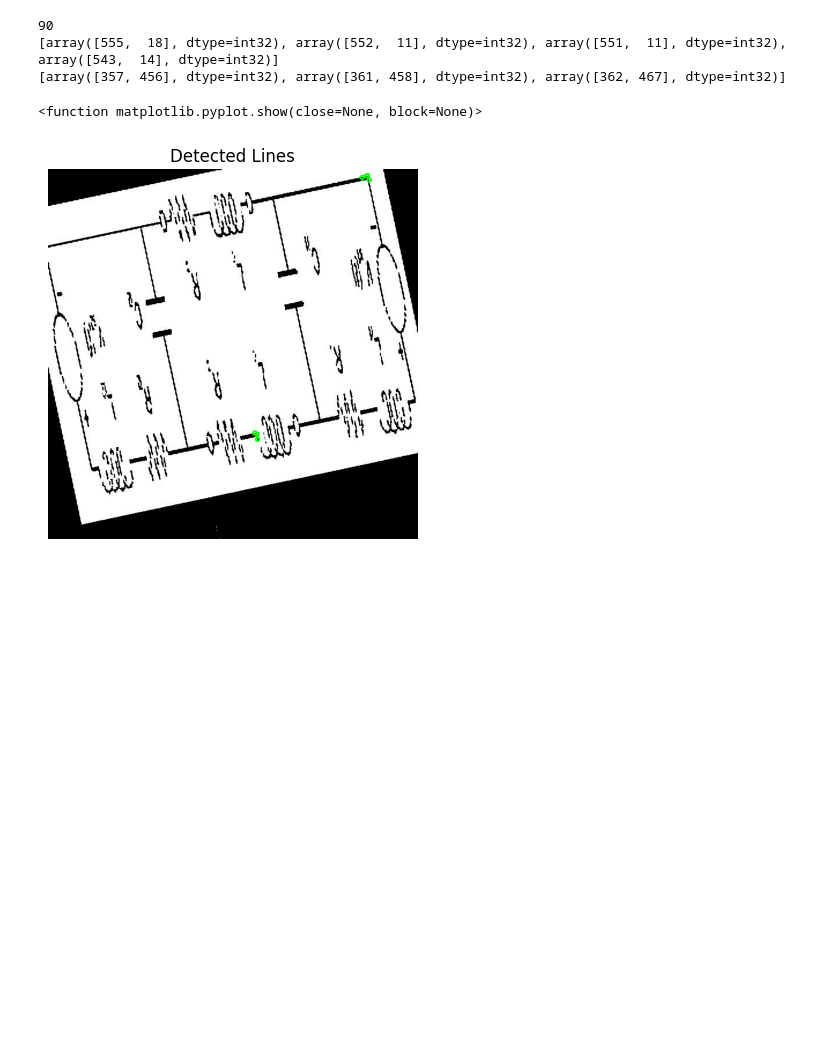
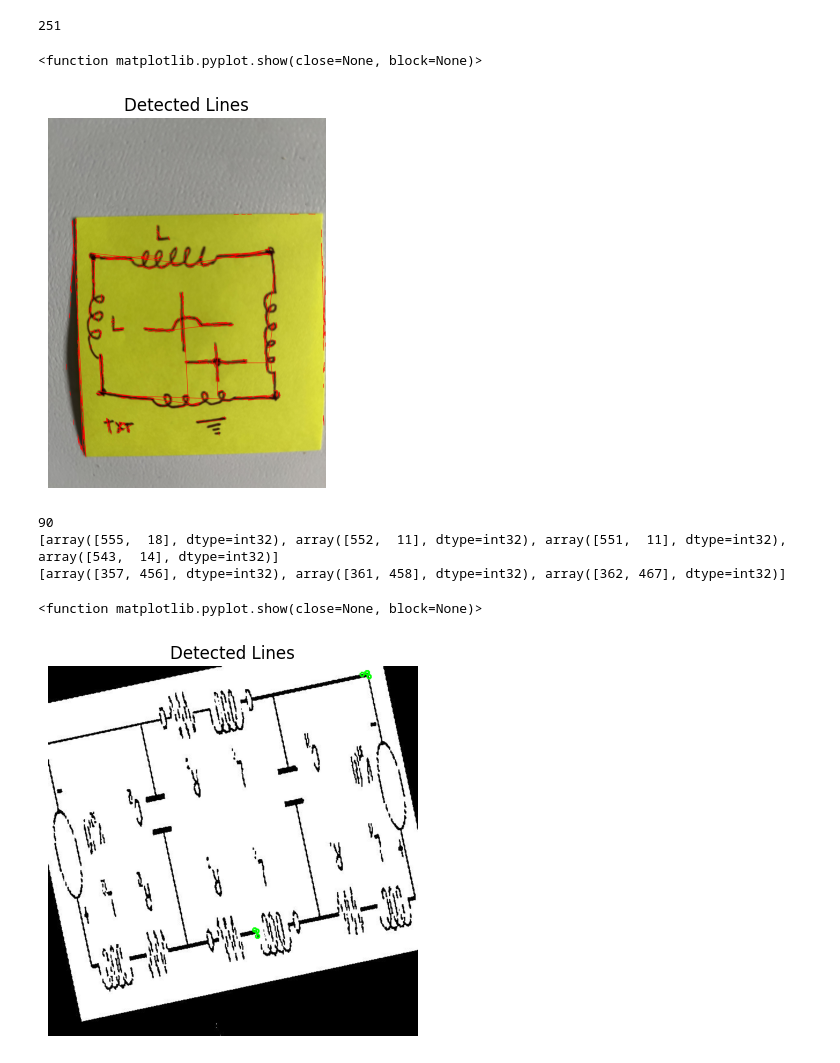
Before and after one commit to ctebow/breadMaker-backend, a Jupyter notebook: training/scripts/lines.ipynb, the cells around one changed output. Saved outputs shown, nothing was run; the diff lists cells and outputs as text; code cells hidden in the pictures; blank space fills up the shorter version.

```diff
--- a/training/scripts/lines.ipynb
+++ b/training/scripts/lines.ipynb
@@ -43,3 +49,19 @@ plt.show
+# %%
+
+print(len(lst))
+if lst is not None:
+    for line in lst:
+        x1, y1, x2, y2 = line
+        cv2.line(line_image, (x1, y1), (x2, y2), (0, 0, 255), 5)
+
+plt.imshow(cv2.cvtColor(line_image, cv2.COLOR_BGR2RGB))
+plt.title("Detected Lines")
+plt.axis("off")
+plt.show
+# %% [output]
+251
+<function matplotlib.pyplot.show(close=None, block=None)>
+[figure, added]
 # %%
 # lets cluster the points and check for intersection --> I will do this very simply at first as POC
 # and then see if I can find a better algorithm that keeps a moving average cluster center.
```
Also changed, not shown: parts of 5 cells of this notebook, 10 other files.
